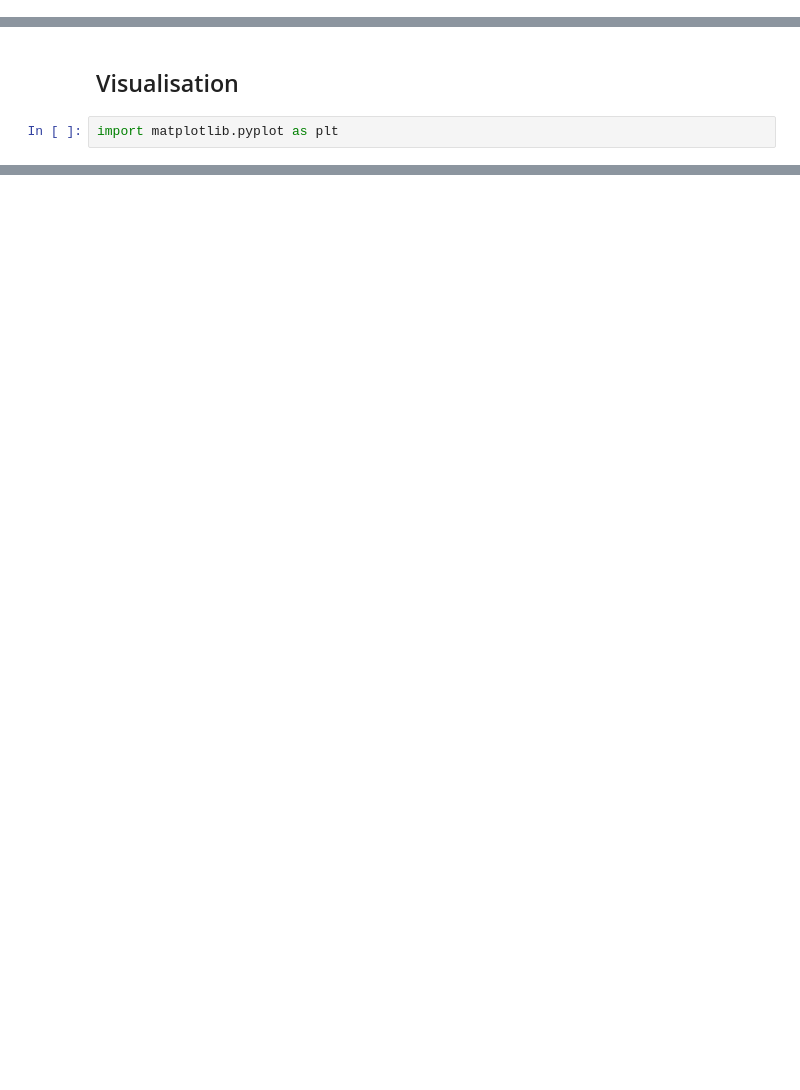
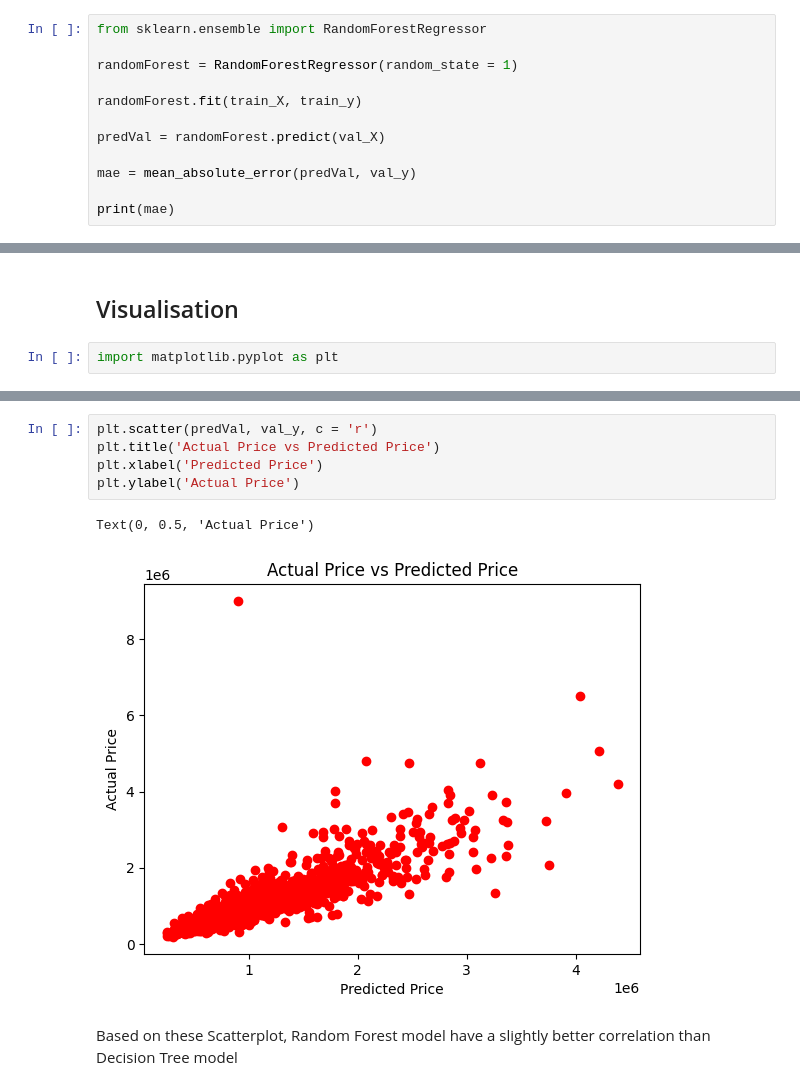
Before and after one commit to Rifqy31/house-prices-prediction, a Jupyter notebook: MachineLearning.ipynb, the cells around one changed output, grey strips where cells are left out. Saved outputs shown, nothing was run; the diff lists cells and outputs as text; blank space fills up the shorter version.

```diff
--- a/MachineLearning.ipynb
+++ b/MachineLearning.ipynb
@@ -261,0 +262,12 @@ based on model result above, proves that using a suitable tree size can produce
+# %%
+from sklearn.ensemble import RandomForestRegressor
+
+randomForest = RandomForestRegressor(random_state = 1)
+
+randomForest.fit(train_X, train_y)
+
+predVal = randomForest.predict(val_X)
+
+mae = mean_absolute_error(predVal, val_y)
+
+print(mae)
@@ -276,0 +300,10 @@ This means the model successfully predicted house prices
+# %%
+plt.scatter(predVal, val_y, c = 'r')
+plt.title('Actual Price vs Predicted Price')
+plt.xlabel('Predicted Price')
+plt.ylabel('Actual Price')
+# %% [output]
+Text(0, 0.5, 'Actual Price')
+[figure, added]
+# %% [markdown]
+Based on these Scatterplot, Random Forest model have a slightly better correlation than Decision Tree model
```
Also changed, not shown: parts of 9 cells of this notebook.
